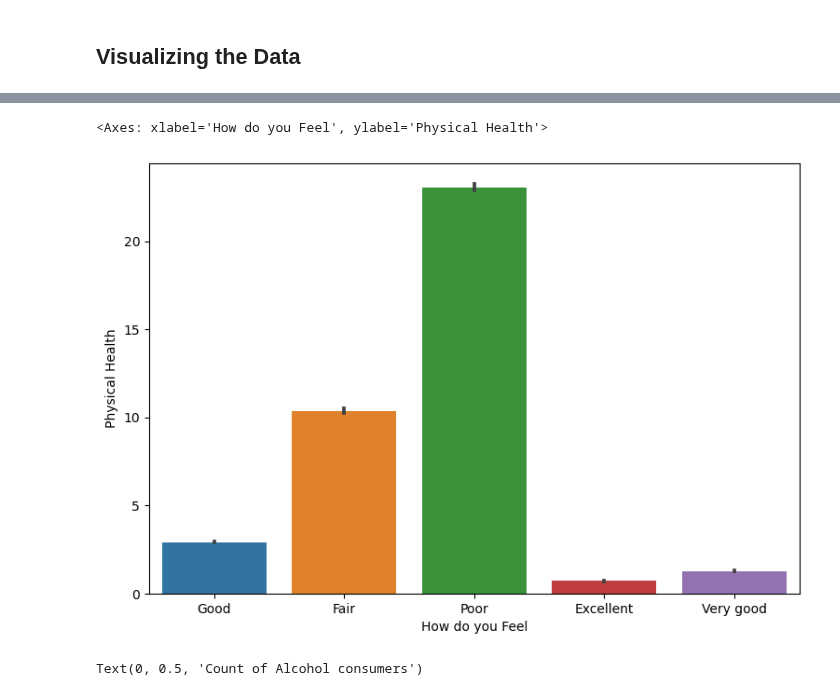
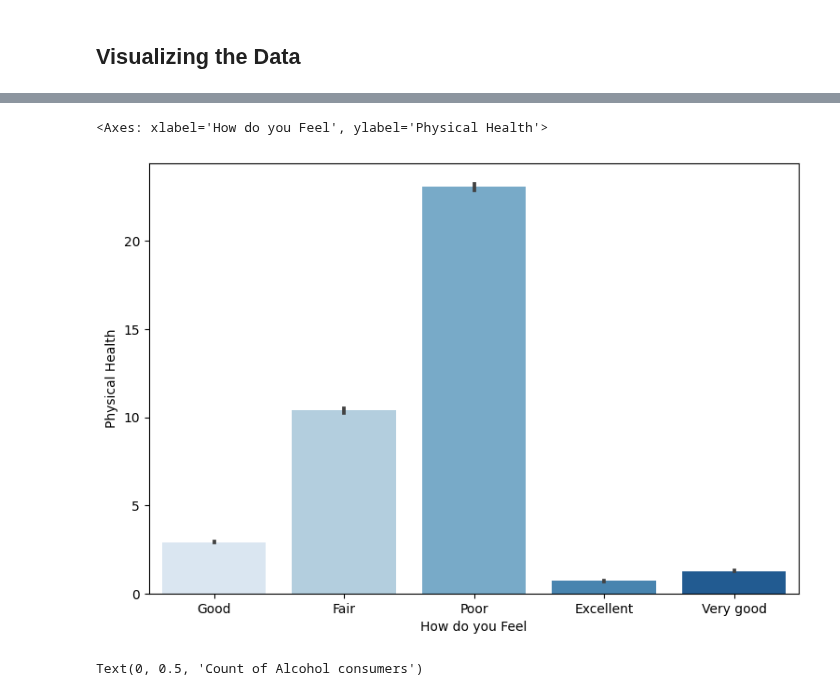
Before and after one commit to Dadd0/AI_MedCare_282401, a Jupyter notebook: main.ipynb, the cells around one changed output, grey strips where cells are left out. Saved outputs shown, nothing was run; the diff lists cells and outputs as text; code cells hidden in the pictures.

```diff
--- a/main.ipynb
+++ b/main.ipynb
@@ -123,9 +123,9 @@ plt.xticks(rotation = 45)
 # %%
 plt.figure(figsize=(9,6))
-sns.barplot(data = medcenter_df, x = 'How do you Feel', y = 'Physical Health')
+sns.barplot(data = medcenter_df, x = 'How do you Feel', y = 'Physical Health', palette = 'Blues')
 # %% [output]
 <Axes: xlabel='How do you Feel', ylabel='Physical Health'>
-[figure, old version]
+[figure, new version]
 # %%
 plt.figure(figsize=(9,6))
 plt.title("Alcohol consumers count per Age Group")
```
Also changed, not shown: parts of 8 cells of this notebook.
